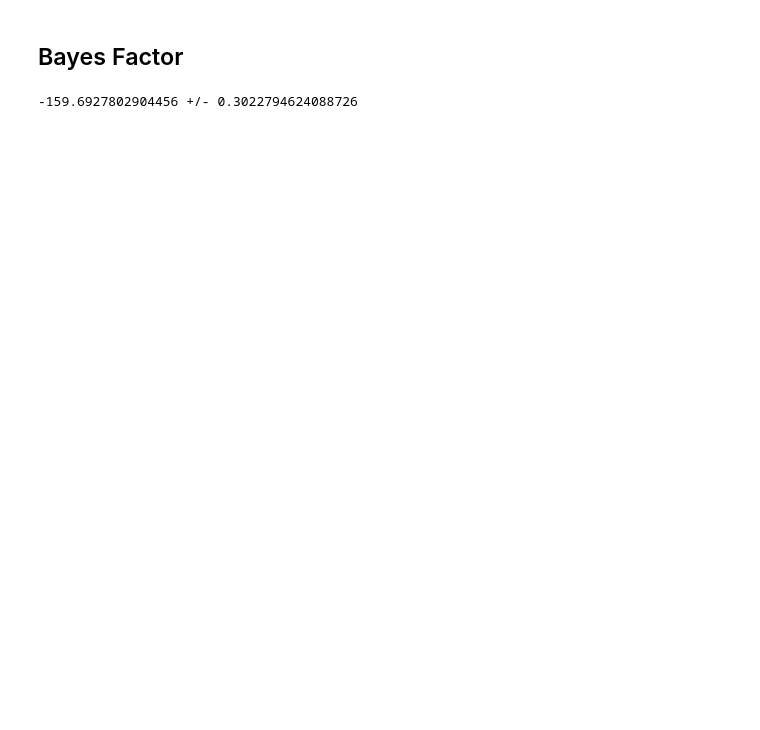
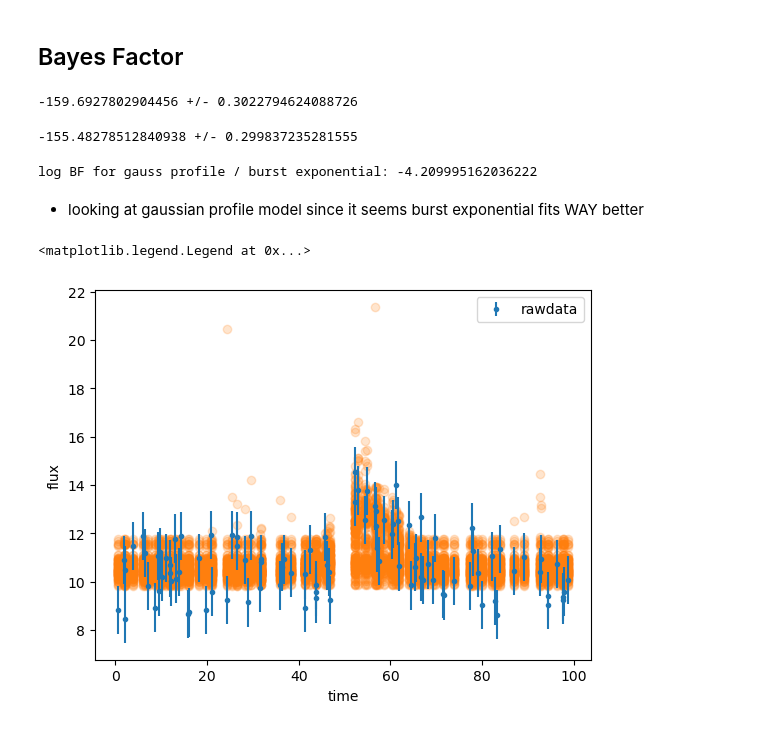
Before and after one commit to VanderbiltAstronomy/astr_8070_s24, a Jupyter notebook: coursework/student_folders/levi_schult/hws/vu_astr8070_s24_hw5_levischult.ipynb, the cells around one changed output. Cells and saved outputs as stored; diff of their text form; code cells hidden in the pictures; blank space fills up the shorter version.

```diff
--- a/coursework/student_folders/levi_schult/hws/vu_astr8070_s24_hw5_levischult.ipynb
+++ b/coursework/student_folders/levi_schult/hws/vu_astr8070_s24_hw5_levischult.ipynb
@@ -302,3 +303,33 @@ cfig, caxes = dyplot.cornerplot(sresults)
 print(sresults['logz'][-1], '+/-', sresults['logzerr'][-1])
 # %% [output]
 -159.6927802904456 +/- 0.3022794624088726
+# %%
+print(sresults_bexp['logz'][-1], '+/-', sresults_bexp['logzerr'][-1])
+# %% [output]
+-155.48278512840938 +/- 0.299837235281555
+# %%
+print('log BF for gauss profile / burst exponential:',
+      sresults['logz'][-1] - sresults_bexp['logz'][-1])
+# %% [output]
+log BF for gauss profile / burst exponential: -4.209995162036222
+# %% [markdown]
+* looking at gaussian profile model since it seems burst exponential fits WAY better
+# %%
+# LSS burning!
+GPsamples = sresults['samples'][int(0.25*sresults['samples'].shape[0]):, :]
+# %%
+sampleidx = np.random.choice(GPsamples.shape[0], size=100)
+ypred_samples_GP = np.zeros((100,100))
+for i, s in enumerate(sampleidx):
+    ypred_samples_GP[i] = gaussprof(GPsamples[s,:], time)
+# %%
+plt.errorbar(time, flux, ferr, label='rawdata', fmt='.')
+#plt.gca().invert_yaxis() if magnitudes
+for i in range(100):
+    plt.scatter(time, ypred_samples_GP[i], alpha=0.2, c='C1')
+plt.xlabel('time')
+plt.ylabel('flux')
+plt.legend()
+# %% [output]
+<matplotlib.legend.Legend at 0x...>
+[figure, added]
```
Also changed, not shown: parts of 15 cells of this notebook.
